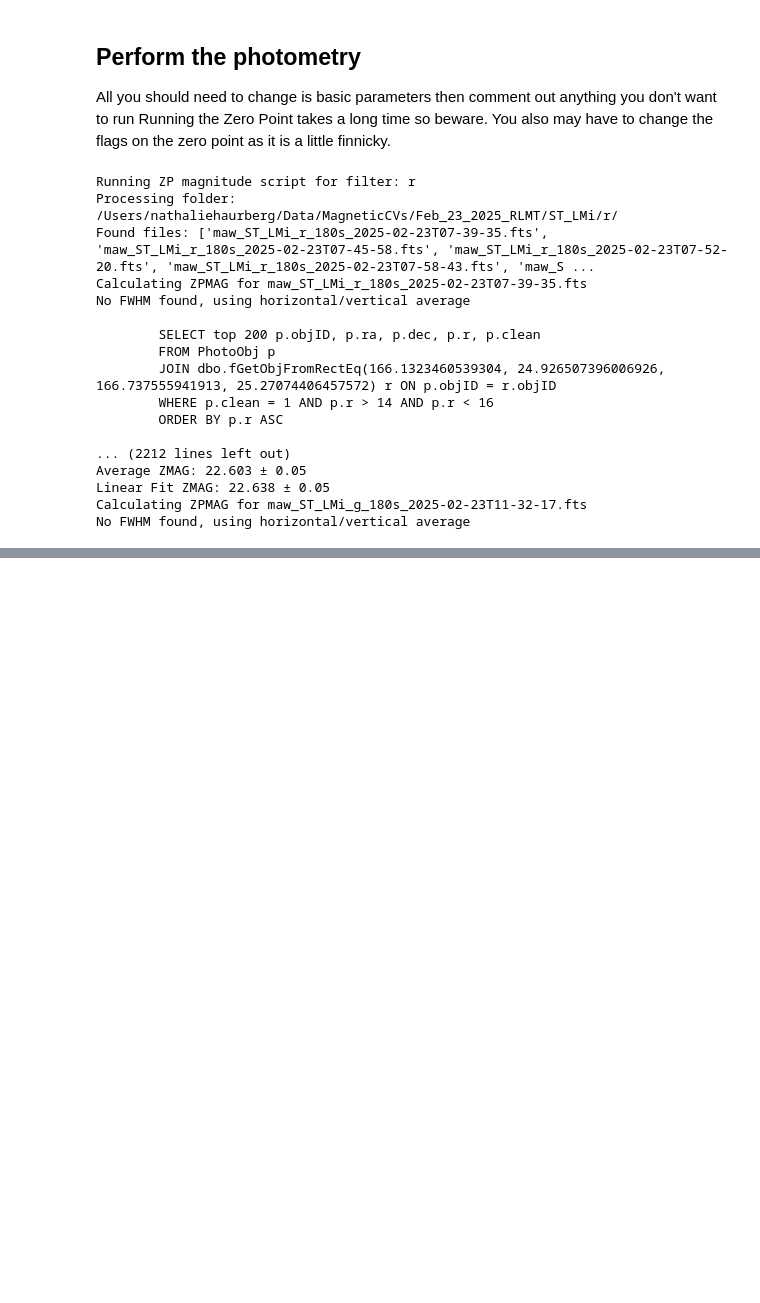
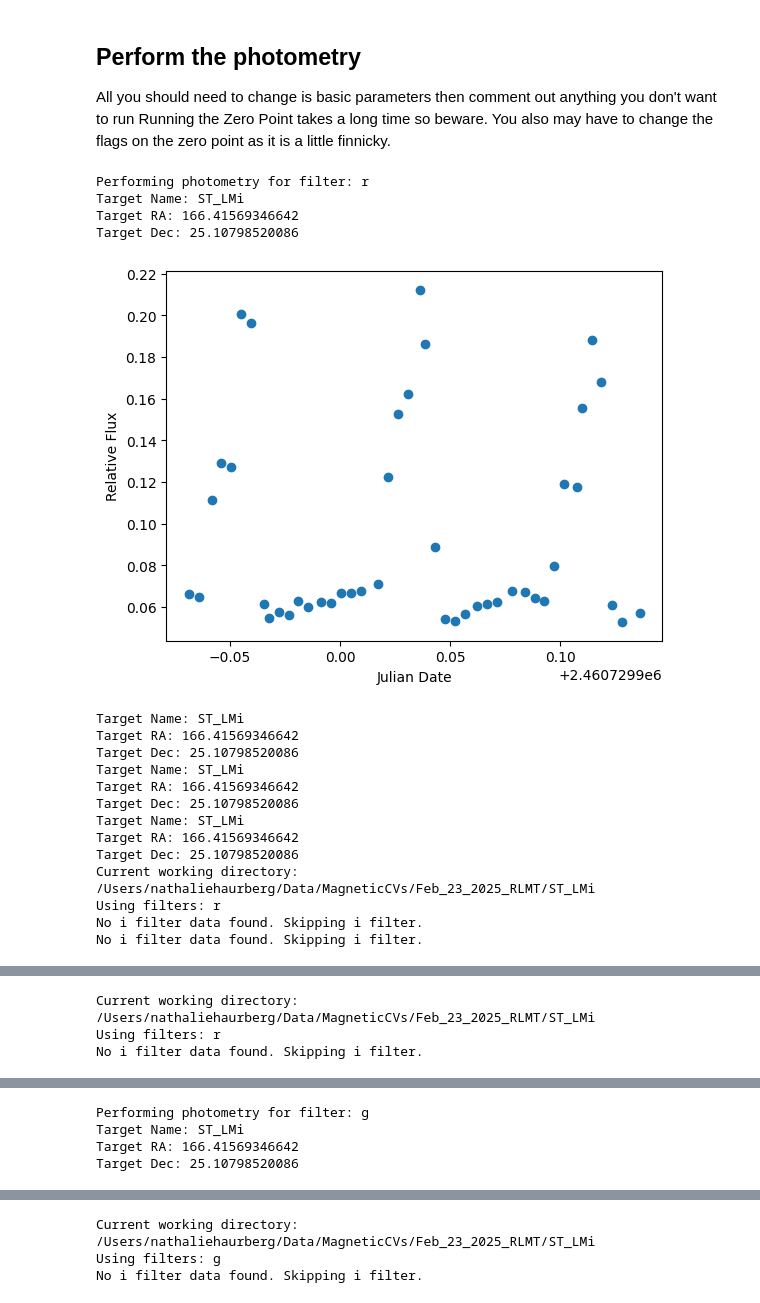
Before and after one commit to astronathalie/MCV, a Jupyter notebook: photstars.ipynb, the cells around one changed output, grey strips where cells are left out. Saved outputs shown, nothing was run; the diff lists cells and outputs as text; code cells hidden in the pictures; blank space fills up the shorter version.

```diff
--- a/photstars.ipynb
+++ b/photstars.ipynb
@@ -1276,58 +1244,59 @@ TARGET_NAME = 'ST_LMi'
 
 # Set the gain and read noise
 RDNOISE = 2.8
 # Gain will be found interactively approipriately for this camera
 
 # Set the aperture and annulus radii
 AP_R = 8
 AN_I = 22
 AN_O = 30
 
 # Set the filters
 filters = glob.glob(BASE + '/*/')
 filters = [os.path.basename(f.rstrip('/\\')) for f in filters]
 #filters = ['g', 'r', 'i']
 
 pipe = PhotometryPipeline(
     file_dir=BASE,
     star_list_pix=STARS,
     ref_image=REFERENCE_IMAGE,
     target_name=TARGET_NAME,
     rdnoise=RDNOISE,
     aperture_radius=AP_R,
     annulus_inner=AN_I,
     annulus_outer=AN_O
 )
 
 # Run the ZP magnitude script for each filter
-for filt in filters:
-    print('Running ZP magnitude script for filter:', filt)
-    zp_runner = ZPmagrunner(base_dir=BASE, script_path='/Users/nathaliehaurberg/Data/MagneticCVs/MCV/CalcZPMag.py', flags='--rewriteAVG')
-    zp_runner.run(filt)
+# for filt in filters:
+#     print('Running ZP magnitude script for filter:', filt)
+#     zp_runner = ZPmagrunner(base_dir=BASE, script_path='/Users/nathaliehaurberg/Data/MagneticCVs/MCV/CalcZPMag.py', flags='--rewriteAVG')
+#     zp_runner.run(filt)
 
 # Loop over the filters and perform the photometry
-#for filt in filters:
-    #print('Performing photometry for filter:', filt)
-    #pipe.perform_phot(filt, save_ref_star_coords=False, display_apertures=False, save=True, plot=True)
-    #pipe.calc_ap_ratio(filt, larger_ap=18, mean=True, median=False)
-    #pipe.find_mags(filt, save=True, save_ref_star_coords=False, display_apertures=False)
-    #LightCurvePlotter.plot_relative(file_dir=BASE, filt=filt, comp_stars=False)
-    #LightCurvePlotter.plot_absolute(file_dir=BASE, filt=filt)
+for filt in filters:
+    print('Performing photometry for filter:', filt)
+    pipe.perform_phot(filt, save_ref_star_coords=False, display_apertures=False, save=True, plot=True)
+    pipe.calc_ap_ratio(filt, larger_ap=18, mean=True, median=False)
+    pipe.find_mags(filt, save=True, save_ref_star_coords=False, display_apertures=False)
+    LightCurvePlotter.plot_relative(file_dir=BASE, filt=filt, title = 'ST LMi Feb 23', comp_stars=True)
+    LightCurvePlotter.plot_absolute(file_dir=BASE, title = 'ST LMi Feb 23', filt=filt)
 # %% [output]
-Running ZP magnitude script for filter: r
-Processing folder: /Users/nathaliehaurberg/Data/MagneticCVs/Feb_23_2025_RLMT/ST_LMi/r/
-Found files: ['maw_ST_LMi_r_180s_2025-02-23T07-39-35.fts', 'maw_ST_LMi_r_180s_2025-02-23T07-45-58.fts', 'maw_ST_LMi_r_180s_2025-02-23T07-52-20.fts', 'maw_ST_LMi_r_180s_2025-02-23T07-58-43.fts', 'maw_S ...
-Calculating ZPMAG for maw_ST_LMi_r_180s_2025-02-23T07-39-35.fts
-No FWHM found, using horizontal/vertical average
-
-        SELECT top 200 p.objID, p.ra, p.dec, p.r, p.clean
-        FROM PhotoObj p
-        JOIN dbo.fGetObjFromRectEq(166.1323460539304, 24.926507396006926, 166.737555941913, 25.27074406457572) r ON p.objID = r.objID
-        WHERE p.clean = 1 AND p.r > 14 AND p.r < 16
-        ORDER BY p.r ASC
-
-... (2212 lines left out)
-Average ZMAG: 22.603 ± 0.05
-Linear Fit ZMAG: 22.638 ± 0.05
-Calculating ZPMAG for maw_ST_LMi_g_180s_2025-02-23T11-32-17.fts
-No FWHM found, using horizontal/vertical average
+Performing photometry for filter: r
+Target Name: ST_LMi
+Target RA: 166.41569346642
+Target Dec: 25.10798520086
+[figure, added]
+Target Name: ST_LMi
+Target RA: 166.41569346642
+Target Dec: 25.10798520086
+Target Name: ST_LMi
+Target RA: 166.41569346642
+Target Dec: 25.10798520086
+Target Name: ST_LMi
+Target RA: 166.41569346642
+Target Dec: 25.10798520086
+Current working directory: /Users/nathaliehaurberg/Data/MagneticCVs/Feb_23_2025_RLMT/ST_LMi
+Using filters: r
+No i filter data found. Skipping i filter.
+No i filter data found. Skipping i filter.
@@ -1333,0 +1304,3 @@ No FWHM found, using horizontal/vertical average
+Current working directory: /Users/nathaliehaurberg/Data/MagneticCVs/Feb_23_2025_RLMT/ST_LMi
+Using filters: r
+No i filter data found. Skipping i filter.
@@ -1333,0 +1308,4 @@ No FWHM found, using horizontal/vertical average
+Performing photometry for filter: g
+Target Name: ST_LMi
+Target RA: 166.41569346642
+Target Dec: 25.10798520086
@@ -1333,0 +1327,3 @@ No FWHM found, using horizontal/vertical average
+Current working directory: /Users/nathaliehaurberg/Data/MagneticCVs/Feb_23_2025_RLMT/ST_LMi
+Using filters: g
+No i filter data found. Skipping i filter.
```
Also changed, not shown: parts of 2 cells of this notebook, 1 other file.
